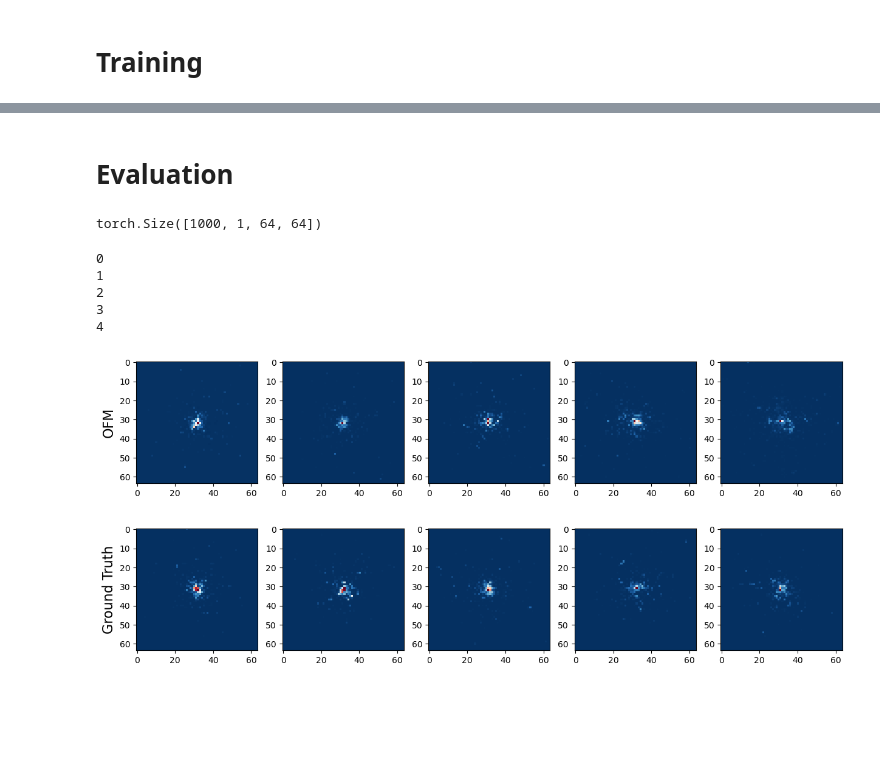
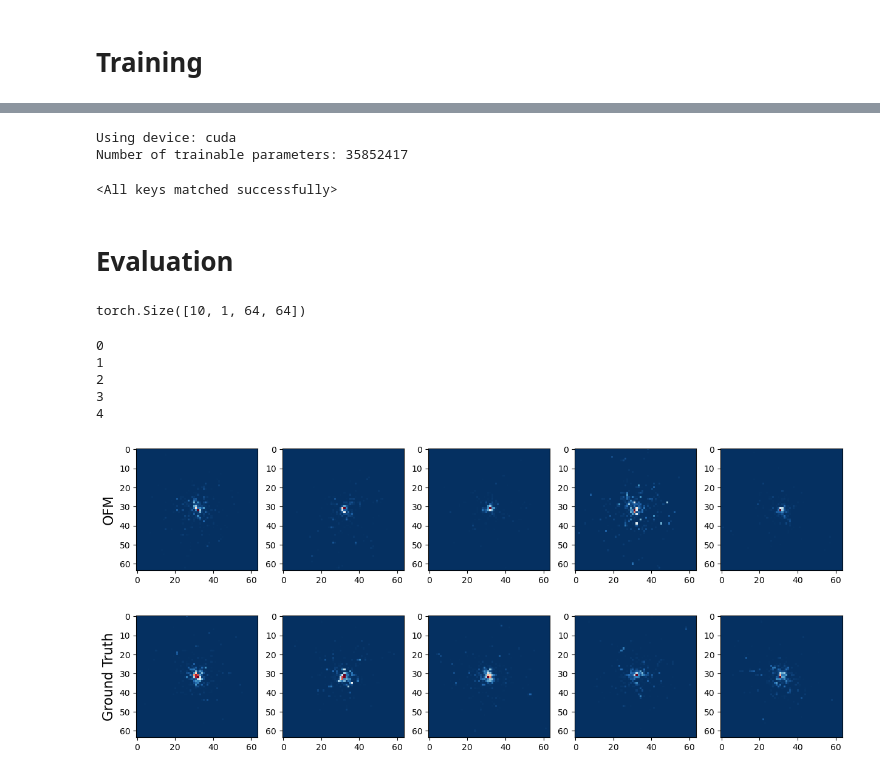
Before and after one commit to etiennedreyer/SPL_OFM, a Jupyter notebook: prior_learning/OFM_GRF_calorimeter.ipynb, the cells around one changed output, grey strips where cells are left out. Cells and saved outputs as stored; diff of their text form; code cells hidden in the pictures; blank space fills up the shorter version.

Commit message:
add train.py and dataset.py

```diff
--- a/prior_learning/OFM_GRF_calorimeter.ipynb
+++ b/prior_learning/OFM_GRF_calorimeter.ipynb
@@ -79,4 +12,8 @@ class CaloDataset(Dataset):
 # %%
+from train import get_data
+
 data_file_path = "/storage/agrp/dreyet/FastCaloSim/Geant4/B4/build/B4c/electron_showers_5GeV_10k_128_128_64.root"
 
-dataset = CaloDataset(data_file_path, downsample_factors=[2,2,2])
+splits = {'train': 0.2, 'val': 0.02, 'test': 0.0}
+
+dataset, dls = get_data(data_file_path, splits, batch_size=256)
@@ -172,3 +120,33 @@ tr @ epoch 100/100 | Loss 0.232806 | 4.90 (s)
+# %%
+from train import get_model
+from ofm_OT_likelihood import OFMModel
+
+
+fmot = get_model()
+model = fmot.model
+
+for param in model.parameters():
+    param.requires_grad = False
+
+from neuralop.layers.spectral_convolution import SpectralConv
+torch.serialization.add_safe_globals([torch._C._nn.gelu])
+torch.serialization.add_safe_globals([SpectralConv])
+model_path = '../model_checkpoints/epoch_98.pt'
+checkpoint = torch.load(model_path, map_location='cpu', weights_only=True)
+
+if isinstance(checkpoint, dict) and 'model_state_dict' in checkpoint:
+    state_dict = checkpoint['model_state_dict']
+else:
+    state_dict = checkpoint
+
+if '_metadata' in state_dict:
+    del state_dict['_metadata']
+
+model.load_state_dict(state_dict)
+# %% [output]
+Using device: cuda
+Number of trainable parameters: 35852417
+<All keys matched successfully>
 # %% [markdown]
 # Evaluation
 # %%
@@ -190,49 +168,50 @@ def compute_acovf(z, nlag=50):
 
     bin_means, bin_edges, binnumber = binned_statistic(lags_r, acf_r, 'mean', bins=np.linspace(0.0, res, nlag))
     return bin_edges[:-1], bin_means
-# %%
-x_train = torch.stack([dataset_tr[i] for i in range(len(dataset_tr))], dim=0)
-print(x_train.shape)
-# %% [output]
-torch.Size([1000, 1, 64, 64])
+# %%
+x_train = torch.stack([dataset[i] for i in range(10)], dim=0)
+print(x_train.shape)
+# %% [output]
+torch.Size([10, 1, 64, 64])
 # %%
 n_samples = 100
+n_x_sample = 64
 
 with torch.no_grad():
 
-    X_hat = fmot.sample([n_x, n_x], n_samples=n_samples, n_eval=10).cpu()
+    X_hat = fmot.sample([n_x_sample, n_x_sample], n_samples=n_samples, n_eval=10).cpu()
     X_ground_truth = x_train[:5].squeeze()
     # plot
 
     X_alt = []
     for i in range(5):
         print(i)
-        X_temp = fmot.sample([n_x, n_x], n_samples=n_samples, n_eval=10).cpu().squeeze()
+        X_temp = fmot.sample([n_x_sample, n_x_sample], n_samples=n_samples, n_eval=10).cpu().squeeze()
         X_alt.append(X_temp)
 
     X_alt = torch.vstack(X_alt)
     #X_alt = torch.exp(X_alt * x_std + x_mean)
 
     bin_center, x_acovf = compute_acovf(X_alt.squeeze())
     #x_train = torch.exp(x_train*x_std + x_mean)
     _, x_acovf_true = compute_acovf(x_train.squeeze())
     x_hist, bin_edges_alt = X_alt.histogram(range=[-4,4], density=True)
     x_hist_true, bin_edges = x_train.histogram(range=[-4, 4], density=True)
 
     fig, ax = plt.subplots(1,5, figsize=(15,3))
     for i in range(5):
         x = X_hat[i,:,:].squeeze()
 
         ax[i].imshow(x,cmap="RdBu_r")#, vmin=-2, vmax=2)
         if i == 0:
             ax[i].set_ylabel('OFM', fontsize=16)
 # %% [output]
 0
 1
 2
 3
 4
-[figure, old version]
+[figure, new version]
 # %%
 fig, ax = plt.subplots(1,5, figsize=(15,3))
 for i in range(5):
```
Also changed, not shown: parts of 6 cells of this notebook, 2 other files.
